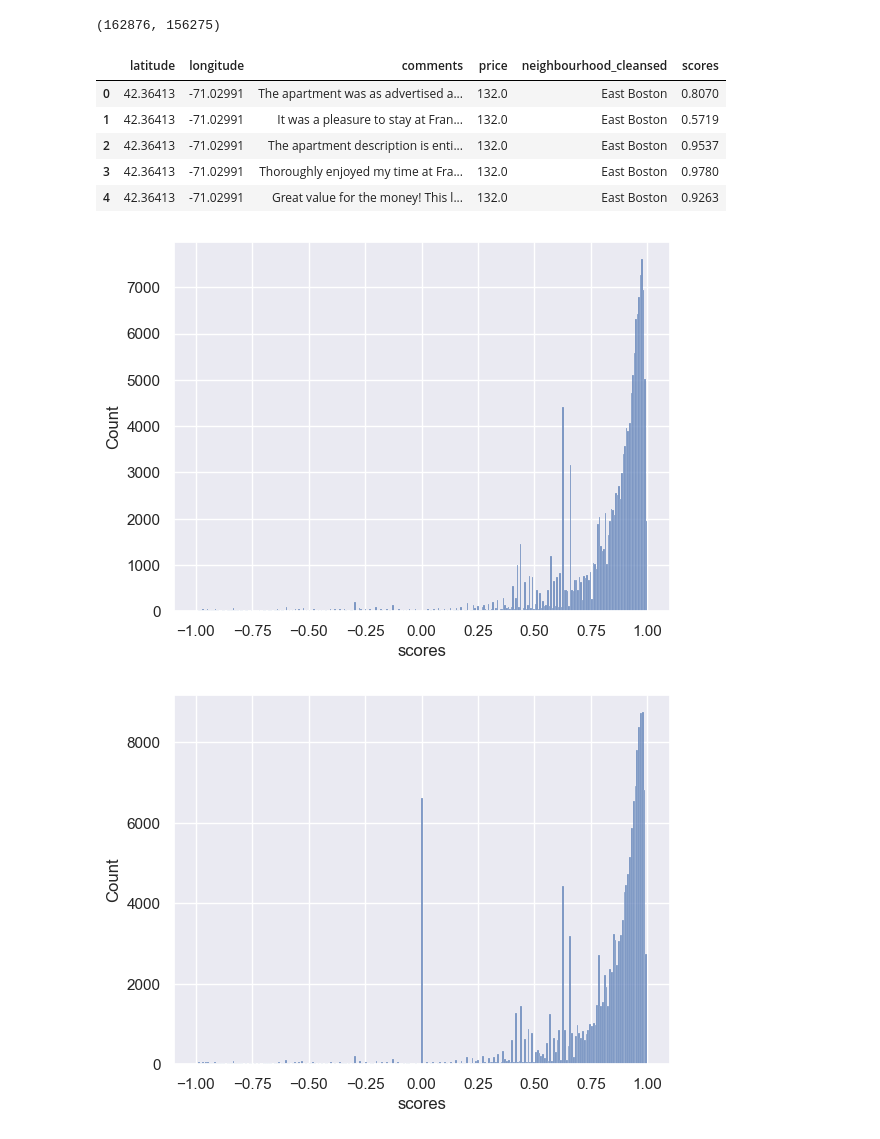
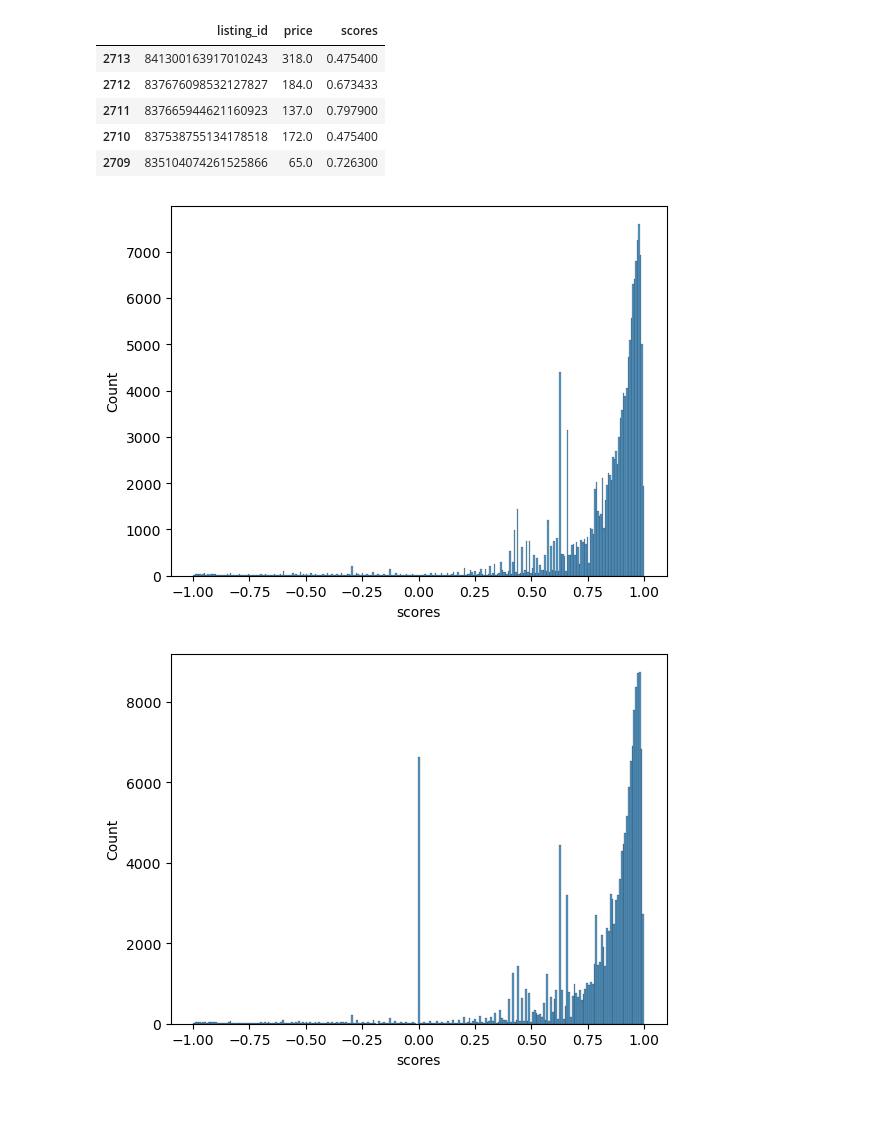
Before and after one commit to Dwight836/Airbnb-Project, a Jupyter notebook: sentiment_analysis.ipynb, the cells around one changed output. Drawn from its saved outputs; the diff is of its cells as text; code cells hidden in the pictures; blank space fills up the shorter version.

```diff
--- a/sentiment_analysis.ipynb
+++ b/sentiment_analysis.ipynb
@@ -63,4 +57,0 @@ df_loc = df_location[df_location['scores'] != 0 ]
-# %%
-len(df_location), len(df_loc)
-# %% [output]
-(162876, 156275)
@@ -67,22 +82,21 @@ len(df_location), len(df_loc)
 # %%
-df_loc.head()
+unranked_scores.head()
 # %% [output]
-|  | latitude | longitude | comments | price | neighbourhood_cleansed | scores |
-| 0 | 42.36413 | -71.02991 | The apartment was as advertised a... | 132.0 | East Boston | 0.8070 |
-| 1 | 42.36413 | -71.02991 | It was a pleasure to stay at Fran... | 132.0 | East Boston | 0.5719 |
-| 2 | 42.36413 | -71.02991 | The apartment description is enti... | 132.0 | East Boston | 0.9537 |
-| 3 | 42.36413 | -71.02991 | Thoroughly enjoyed my time at Fra... | 132.0 | East Boston | 0.9780 |
-| 4 | 42.36413 | -71.02991 | Great value for the money! This l... | 132.0 | East Boston | 0.9263 |
+|  | listing_id | price | scores |
+| 2713 | 841300163917010243 | 318.0 | 0.475400 |
+| 2712 | 837676098532127827 | 184.0 | 0.673433 |
+| 2711 | 837665944621160923 | 137.0 | 0.797900 |
+| 2710 | 837538755134178518 | 172.0 | 0.475400 |
+| 2709 | 835104074261525866 | 65.0 | 0.726300 |
 # %%
-sns.set()
+# Plots distribution of scores after removing zeros
 sns.histplot(df_loc.scores)
-#sns.histplot(df_loc.price)
 plt.show()
 # %% [output]
-[figure, old version]
+[figure, new version]
 # %%
-sns.set()
+# Plots distribution of scores WITHOUT removing zeros
 sns.histplot(df_location.scores)
 plt.show()
 # %% [output]
-[figure, old version]
+[figure, new version]
```
Also changed, not shown: parts of 25 cells of this notebook, 3 other files.
